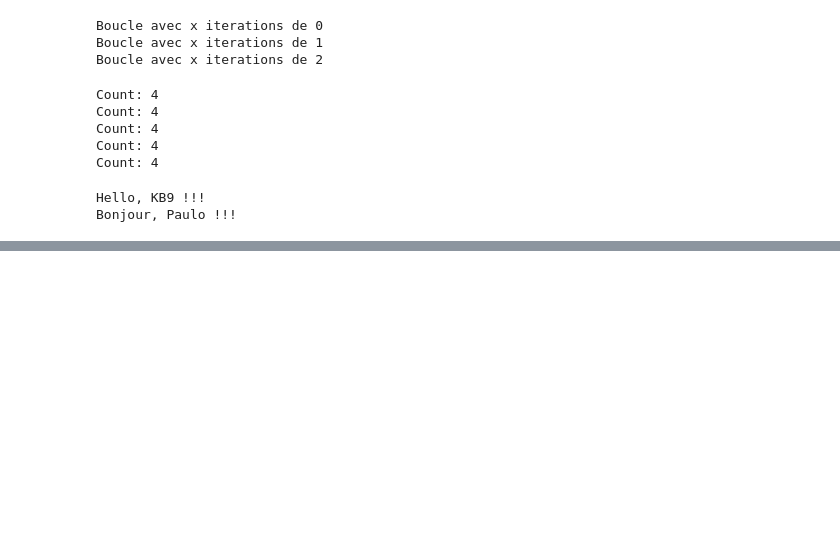
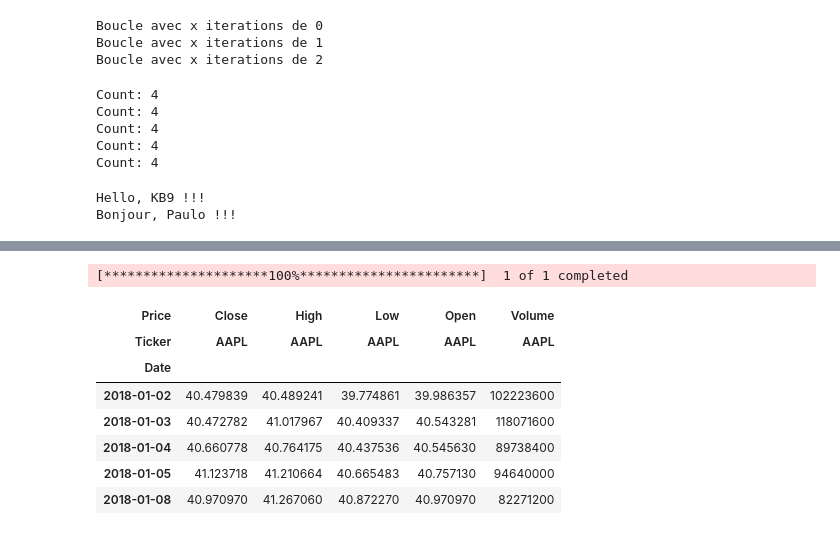
Before and after one commit to MalekGroune57/IAE_METZ_DATA_2025_GRP3, a Jupyter notebook: TD_DATA4FUNDS.ipynb, the cells around one changed output, grey strips where cells are left out. Drawn from its saved outputs; the diff is of its cells as text; code cells hidden in the pictures; blank space fills up the shorter version.

```diff
--- a/TD_DATA4FUNDS.ipynb
+++ b/TD_DATA4FUNDS.ipynb
@@ -109,0 +287,24 @@ Bonjour, Paulo !!!
+# %%
+#we will use the 'yfinance' package to download stock data.
+
+#Define the stock ticker symbol (you can change this for any stock)
+ticker = "AAPL"
+
+start_date = "2018-01-01"
+end_date = "2023-01-01"
+
+#Fetch the stock data using yfinance
+stock_data = yf.download(ticker, start=start_date, end=end_date)
+
+#display the first few rows of the data to understand its strcture
+stock_data.head()
+# %% [output]
+[*********************100%***********************]  1 of 1 completed
+| Price | Close | High | Low | Open | Volume |
+| Ticker | AAPL | AAPL | AAPL | AAPL | AAPL |
+| Date |  |  |  |  |  |
+| 2018-01-02 | 40.479839 | 40.489241 | 39.774861 | 39.986357 | 102223600 |
+| 2018-01-03 | 40.472782 | 41.017967 | 40.409337 | 40.543281 | 118071600 |
+| 2018-01-04 | 40.660778 | 40.764175 | 40.437536 | 40.545630 | 89738400 |
+| 2018-01-05 | 41.123718 | 41.210664 | 40.665483 | 40.757130 | 94640000 |
+| 2018-01-08 | 40.970970 | 41.267060 | 40.872270 | 40.970970 | 82271200 |
```
Also changed, not shown: parts of 25 cells of this notebook.
